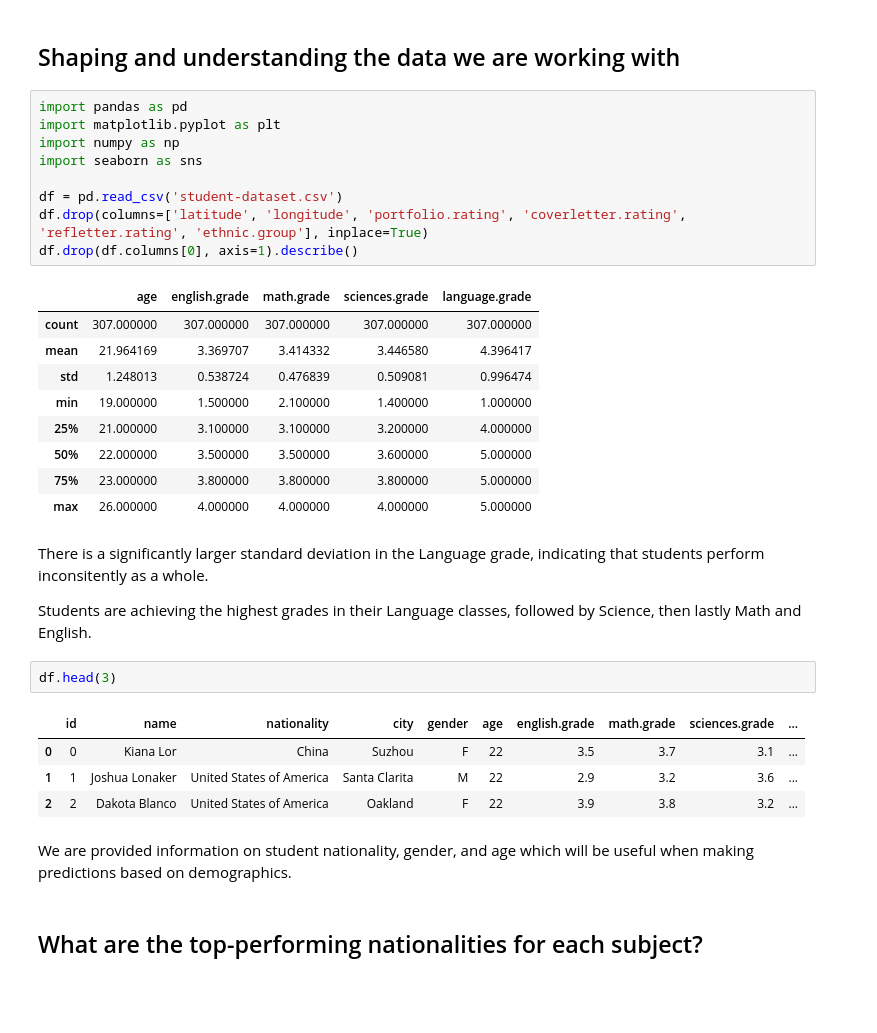
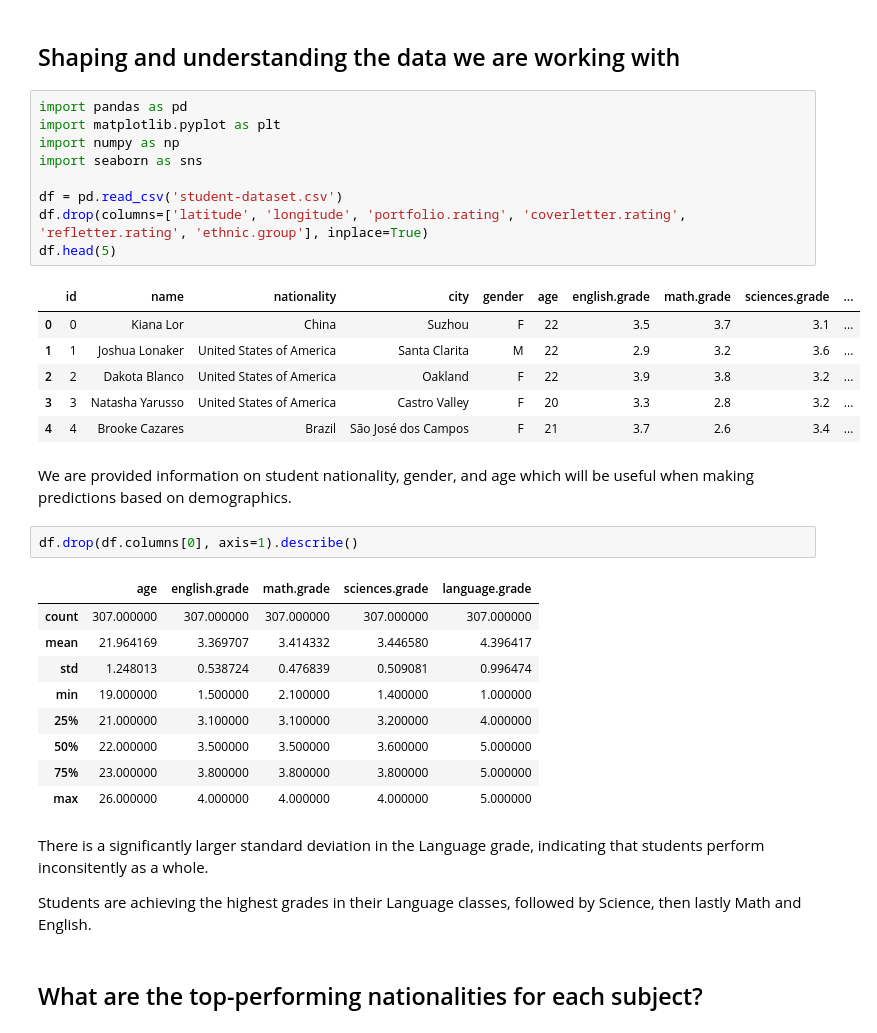
Before and after one commit to omajy/grade-analyser, a Jupyter notebook: grade-analysis.ipynb, the cells around one changed output. Cells and saved outputs as stored; diff of their text form; blank space fills up the shorter version.

```diff
--- a/grade-analysis.ipynb
+++ b/grade-analysis.ipynb
@@ -5,35 +5,37 @@
 # %%
 import pandas as pd
 import matplotlib.pyplot as plt
 import numpy as np
 import seaborn as sns
 
 df = pd.read_csv('student-dataset.csv')
 df.drop(columns=['latitude', 'longitude', 'portfolio.rating', 'coverletter.rating', 'refletter.rating', 'ethnic.group'], inplace=True)
-df.drop(df.columns[0], axis=1).describe()
+df.head(5)
 # %% [output]
-|  | age | english.grade | math.grade | sciences.grade | language.grade |
-| count | 307.000000 | 307.000000 | 307.000000 | 307.000000 | 307.000000 |
-| mean | 21.964169 | 3.369707 | 3.414332 | 3.446580 | 4.396417 |
-| std | 1.248013 | 0.538724 | 0.476839 | 0.509081 | 0.996474 |
-| min | 19.000000 | 1.500000 | 2.100000 | 1.400000 | 1.000000 |
-| 25% | 21.000000 | 3.100000 | 3.100000 | 3.200000 | 4.000000 |
-| 50% | 22.000000 | 3.500000 | 3.500000 | 3.600000 | 5.000000 |
-| 75% | 23.000000 | 3.800000 | 3.800000 | 3.800000 | 5.000000 |
-| max | 26.000000 | 4.000000 | 4.000000 | 4.000000 | 5.000000 |
+|  | id | name | nationality | city | gender | age | english.grade | math.grade | sciences.grade | ... |
+| 0 | 0 | Kiana Lor | China | Suzhou | F | 22 | 3.5 | 3.7 | 3.1 | ... |
+| 1 | 1 | Joshua Lonaker | United States of America | Santa Clarita | M | 22 | 2.9 | 3.2 | 3.6 | ... |
+| 2 | 2 | Dakota Blanco | United States of America | Oakland | F | 22 | 3.9 | 3.8 | 3.2 | ... |
+| 3 | 3 | Natasha Yarusso | United States of America | Castro Valley | F | 20 | 3.3 | 2.8 | 3.2 | ... |
+| 4 | 4 | Brooke Cazares | Brazil | São José dos Campos | F | 21 | 3.7 | 2.6 | 3.4 | ... |
-# %% [markdown]
-There is a significantly larger standard deviation in the Language grade, indicating that students perform inconsitently as a whole.
-
-Students are achieving the highest grades in their Language classes, followed by Science, then lastly Math and English.
+# %% [markdown]
+We are provided information on student nationality, gender, and age which will be useful when making predictions based on demographics.
 # %%
-df.head(3)
+df.drop(df.columns[0], axis=1).describe()
 # %% [output]
-|  | id | name | nationality | city | gender | age | english.grade | math.grade | sciences.grade | ... |
-| 0 | 0 | Kiana Lor | China | Suzhou | F | 22 | 3.5 | 3.7 | 3.1 | ... |
-| 1 | 1 | Joshua Lonaker | United States of America | Santa Clarita | M | 22 | 2.9 | 3.2 | 3.6 | ... |
-| 2 | 2 | Dakota Blanco | United States of America | Oakland | F | 22 | 3.9 | 3.8 | 3.2 | ... |
+|  | age | english.grade | math.grade | sciences.grade | language.grade |
+| count | 307.000000 | 307.000000 | 307.000000 | 307.000000 | 307.000000 |
+| mean | 21.964169 | 3.369707 | 3.414332 | 3.446580 | 4.396417 |
+| std | 1.248013 | 0.538724 | 0.476839 | 0.509081 | 0.996474 |
+| min | 19.000000 | 1.500000 | 2.100000 | 1.400000 | 1.000000 |
+| 25% | 21.000000 | 3.100000 | 3.100000 | 3.200000 | 4.000000 |
+| 50% | 22.000000 | 3.500000 | 3.500000 | 3.600000 | 5.000000 |
+| 75% | 23.000000 | 3.800000 | 3.800000 | 3.800000 | 5.000000 |
+| max | 26.000000 | 4.000000 | 4.000000 | 4.000000 | 5.000000 |
 # %% [markdown]
-We are provided information on student nationality, gender, and age which will be useful when making predictions based on demographics.
+There is a significantly larger standard deviation in the Language grade, indicating that students perform inconsitently as a whole.
+
+Students are achieving the highest grades in their Language classes, followed by Science, then lastly Math and English.
 # %% [markdown]
 ## What are the top-performing nationalities for each subject?
 # %%
```
